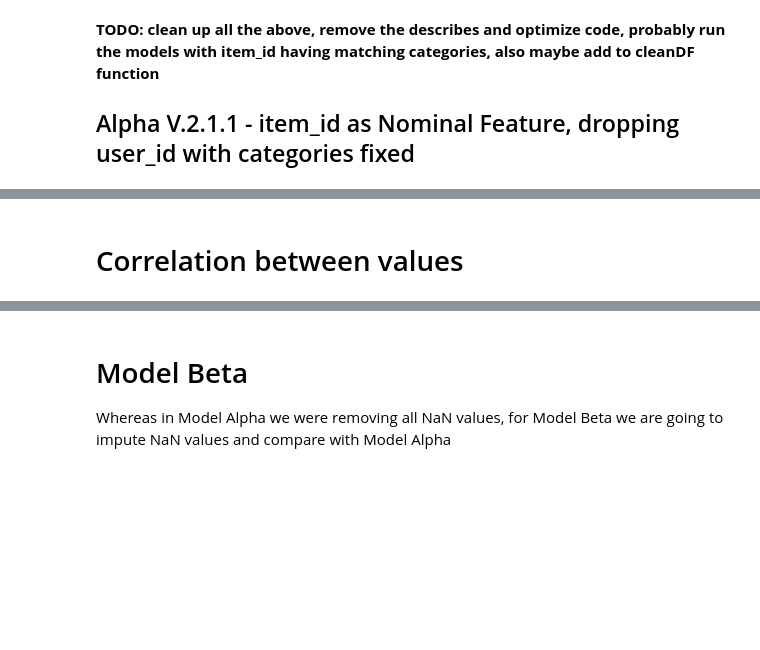
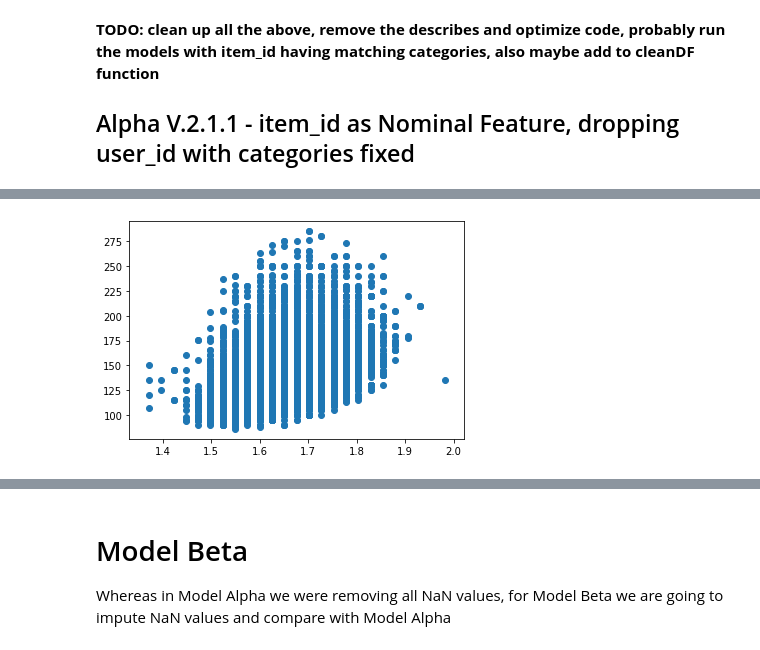
Before and after one commit to olanmccarthy/ai1_ca, a Jupyter notebook: ass1.ipynb, the cells around one changed output, grey strips where cells are left out. Saved outputs shown, nothing was run; the diff lists cells and outputs as text; code cells hidden in the pictures; blank space fills up the shorter version.

```diff
--- a/ass1.ipynb
+++ b/ass1.ipynb
@@ -652,2 +568,0 @@ cv=kf))
-# %% [markdown]
-<h1>Correlation between values</h1>
@@ -656,4 +568,0 @@ cv=kf))
-# %%
-df["bmi"] = df["weight"] / (df["height"]**2)
-plt.scatter(df["bmi"], df["size"])
-plt.show()
@@ -665,0 +569,5 @@ pca.explained_variance_ratio_
+# %%
+plt.scatter(df["height"], df["weight"])
+plt.show()
+# %% [output]
+[figure, added]
```
Also changed, not shown: parts of 30 cells of this notebook.
